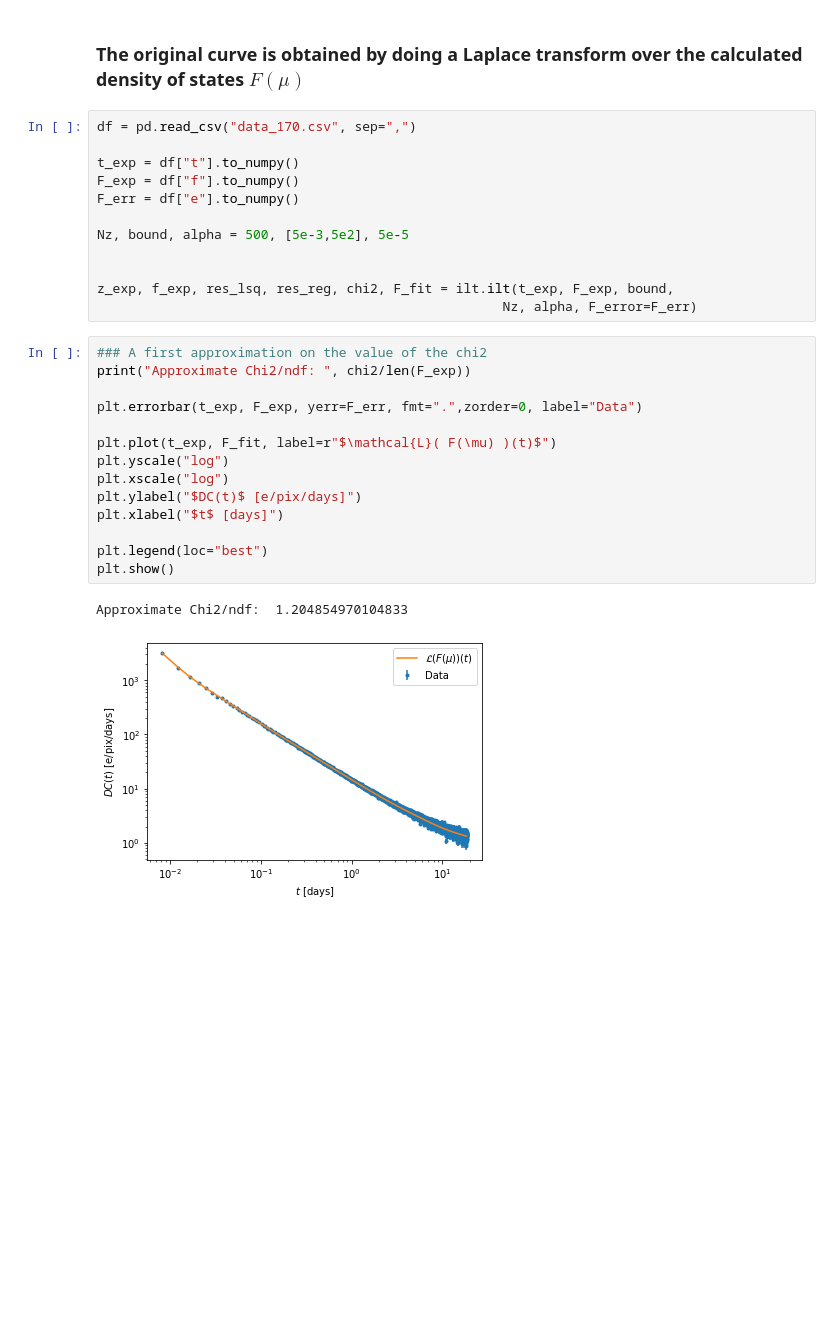
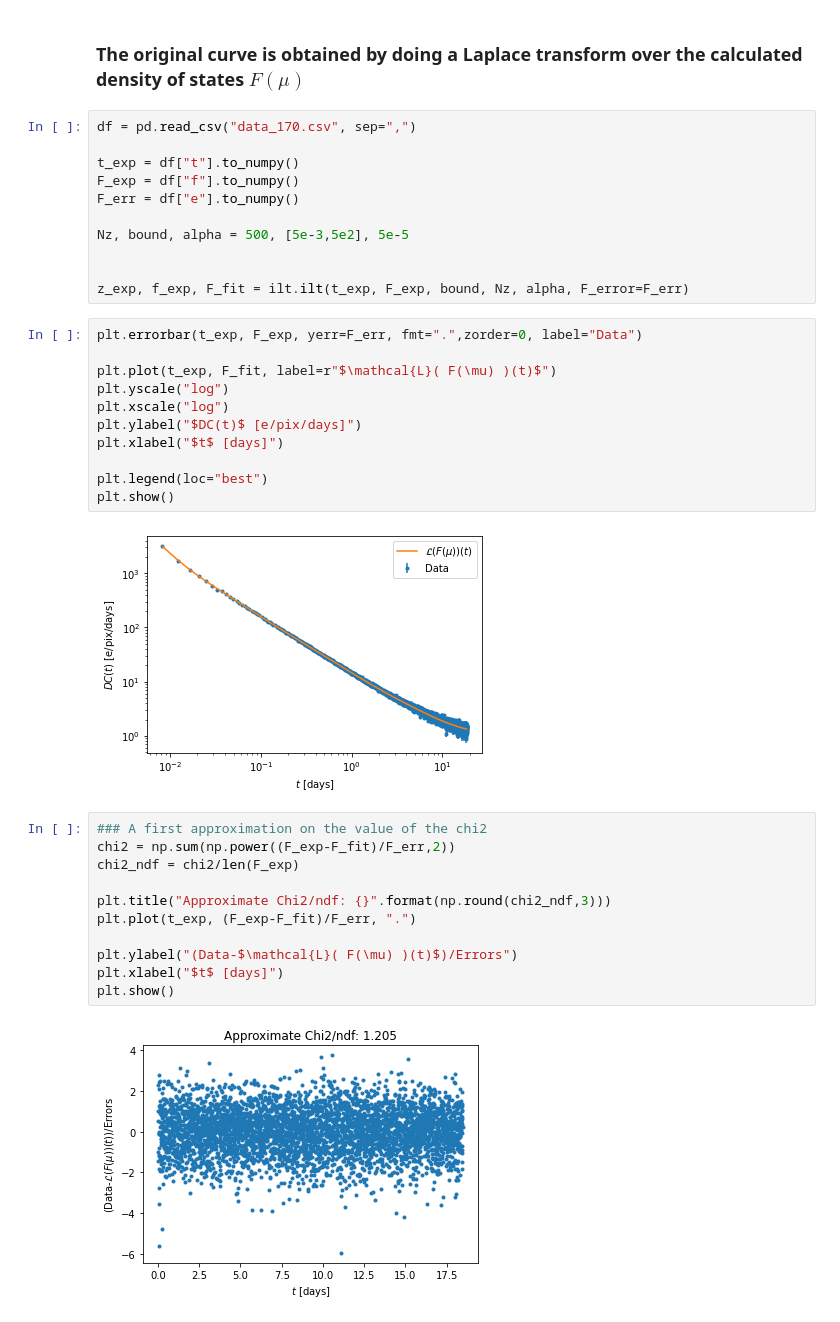
Before and after one commit to alantero/pyilts, a Jupyter notebook: Example.ipynb, the cells around one changed output. Saved outputs shown, nothing was run; the diff lists cells and outputs as text; blank space fills up the shorter version.

```diff
--- a/Example.ipynb
+++ b/Example.ipynb
@@ -50,12 +49,8 @@ F_err = df["e"].to_numpy()
 Nz, bound, alpha = 500, [5e-3,5e2], 5e-5
 
 
-z_exp, f_exp, res_lsq, res_reg, chi2, F_fit = ilt.ilt(t_exp, F_exp, bound,
-                                                    Nz, alpha, F_error=F_err)
+z_exp, f_exp, F_fit = ilt.ilt(t_exp, F_exp, bound, Nz, alpha, F_error=F_err)
 # %%
-### A first approximation on the value of the chi2
-print("Approximate Chi2/ndf: ", chi2/len(F_exp))
-
 plt.errorbar(t_exp, F_exp, yerr=F_err, fmt=".",zorder=0, label="Data")
 
 plt.plot(t_exp, F_fit, label=r"$\mathcal{L}( F(\mu) )(t)$")
@@ -67,5 +62,17 @@ plt.xlabel("$t$ [days]")
 plt.legend(loc="best")
 plt.show()
 # %% [output]
-Approximate Chi2/ndf:  1.204854970104833
 [figure]
+# %%
+### A first approximation on the value of the chi2
+chi2 = np.sum(np.power((F_exp-F_fit)/F_err,2))
+chi2_ndf = chi2/len(F_exp)
+
+plt.title("Approximate Chi2/ndf: {}".format(np.round(chi2_ndf,3)))
+plt.plot(t_exp, (F_exp-F_fit)/F_err, ".")
+
+plt.ylabel("(Data-$\mathcal{L}( F(\mu) )(t)$)/Errors")
+plt.xlabel("$t$ [days]")
+plt.show()
+# %% [output]
+[figure, added]
```
Also changed, not shown: parts of 1 cell of this notebook.
